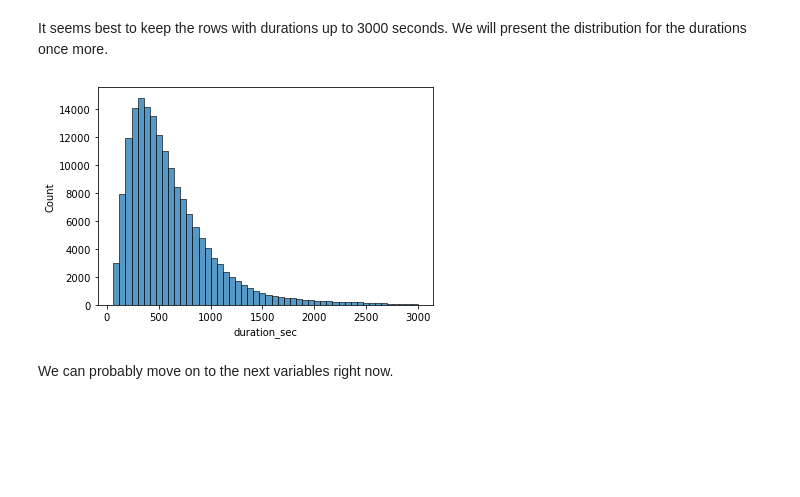
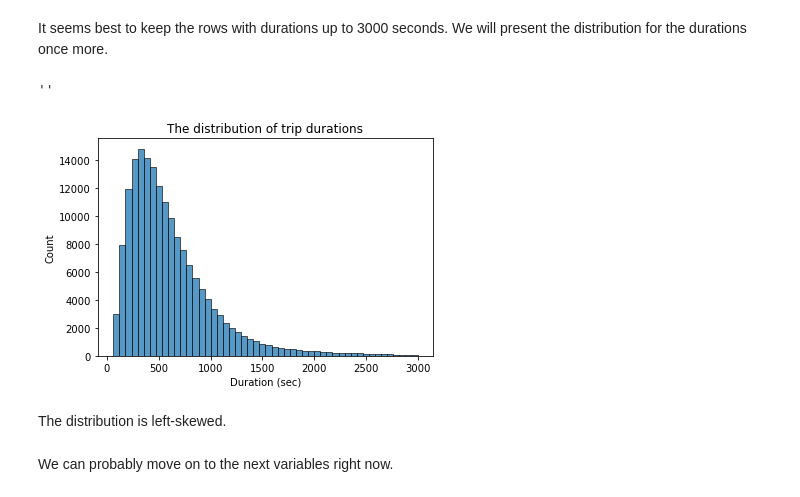
Before and after one commit to Moaaz-Mahmoud/Ford-Gobike-Data-Analysis, a Jupyter notebook: exploration_template.ipynb, the cells around one changed output. Drawn from its saved outputs; the diff is of its cells as text; code cells hidden in the pictures; blank space fills up the shorter version.

Commit message:
Polished the main plots

```diff
--- a/exploration_template.ipynb
+++ b/exploration_template.ipynb
@@ -146,9 +146,15 @@ plt.xlim(0, 3000)
 It seems best to keep the rows with durations up to 3000 seconds. We will present the distribution for the durations once more.
 # %%
 gobike = gobike.query('duration_sec <= 3000')
-sns.histplot(data=gobike, x='duration_sec', bins=50);
+sns.histplot(data=gobike, x='duration_sec', bins=50)
+plt.xlabel('Duration (sec)')
+plt.title('The distribution of trip durations')
+;
 # %% [output]
+''
-[figure, old version]
+[figure, new version]
+# %% [markdown]
+The distribution is left-skewed.
 # %% [markdown]
 We can probably move on to the next variables right now.
 # %% [markdown]
```
Also changed, not shown: parts of 15 cells of this notebook.
